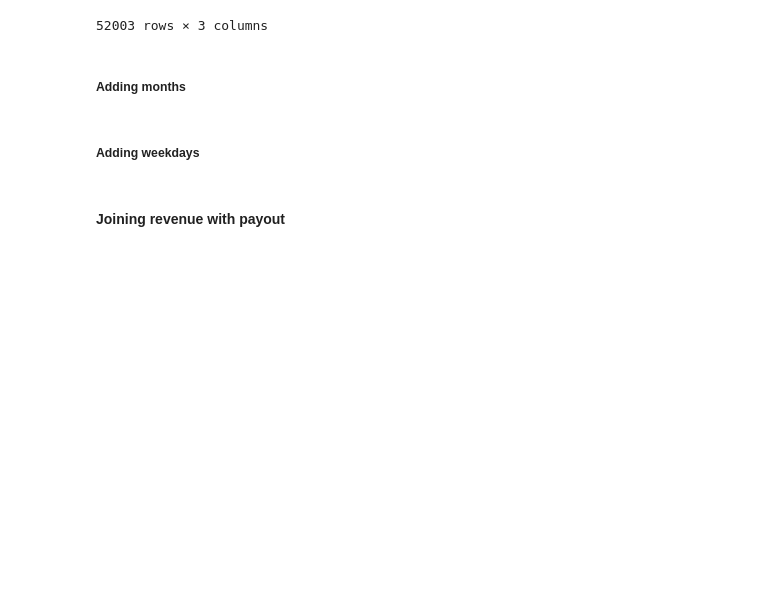
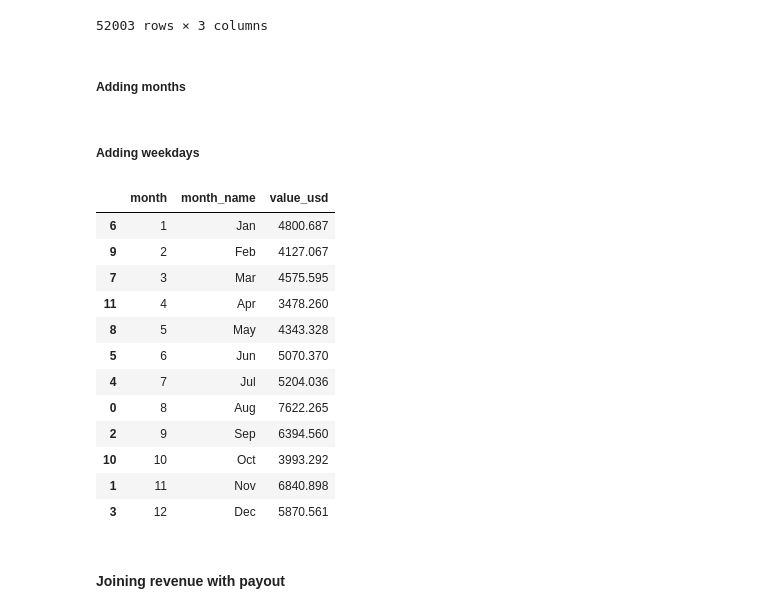
Before and after one commit to roshaan7zafar/JustDice, a Jupyter notebook: main.ipynb, the cells around one changed output. Saved outputs shown, nothing was run; the diff lists cells and outputs as text; code cells hidden in the pictures; blank space fills up the shorter version.

```diff
--- a/main.ipynb
+++ b/main.ipynb
@@ -796,6 +808,23 @@ payouts_df['month_name'] = payouts_df['month'].apply(lambda x: calendar.month_ab
 # %%
 payouts_df['week'] = pd.DatetimeIndex(payouts_df['event_date']).day_of_week
 payouts_df["weekday"] = payouts_df['week'].apply(lambda x:calendar.day_abbr[x])
+# %%
+payout_monthly_df = payouts_df.groupby(["month","month_name"])["value_usd"].sum().sort_values(ascending=False).reset_index()
+payout_monthly_df.sort_values(ascending=True,by=["month"])
+# %% [output]
+|  | month | month_name | value_usd |
+| 6 | 1 | Jan | 4800.687 |
+| 9 | 2 | Feb | 4127.067 |
+| 7 | 3 | Mar | 4575.595 |
+| 11 | 4 | Apr | 3478.260 |
+| 8 | 5 | May | 4343.328 |
+| 5 | 6 | Jun | 5070.370 |
+| 4 | 7 | Jul | 5204.036 |
+| 0 | 8 | Aug | 7622.265 |
+| 2 | 9 | Sep | 6394.560 |
+| 10 | 10 | Oct | 3993.292 |
+| 1 | 11 | Nov | 6840.898 |
+| 3 | 12 | Dec | 5870.561 |
 # %% [markdown]
 #### Joining revenue with payout
 # %%
```
Also changed, not shown: parts of 2 cells of this notebook.
